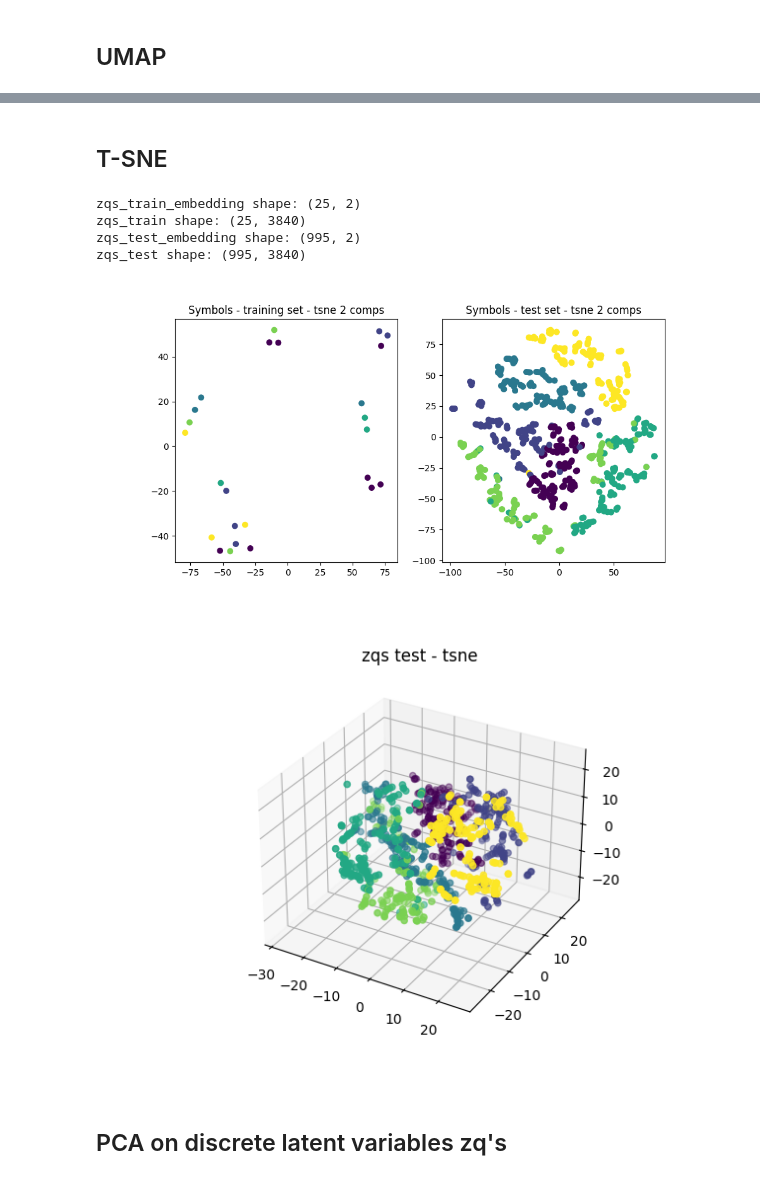
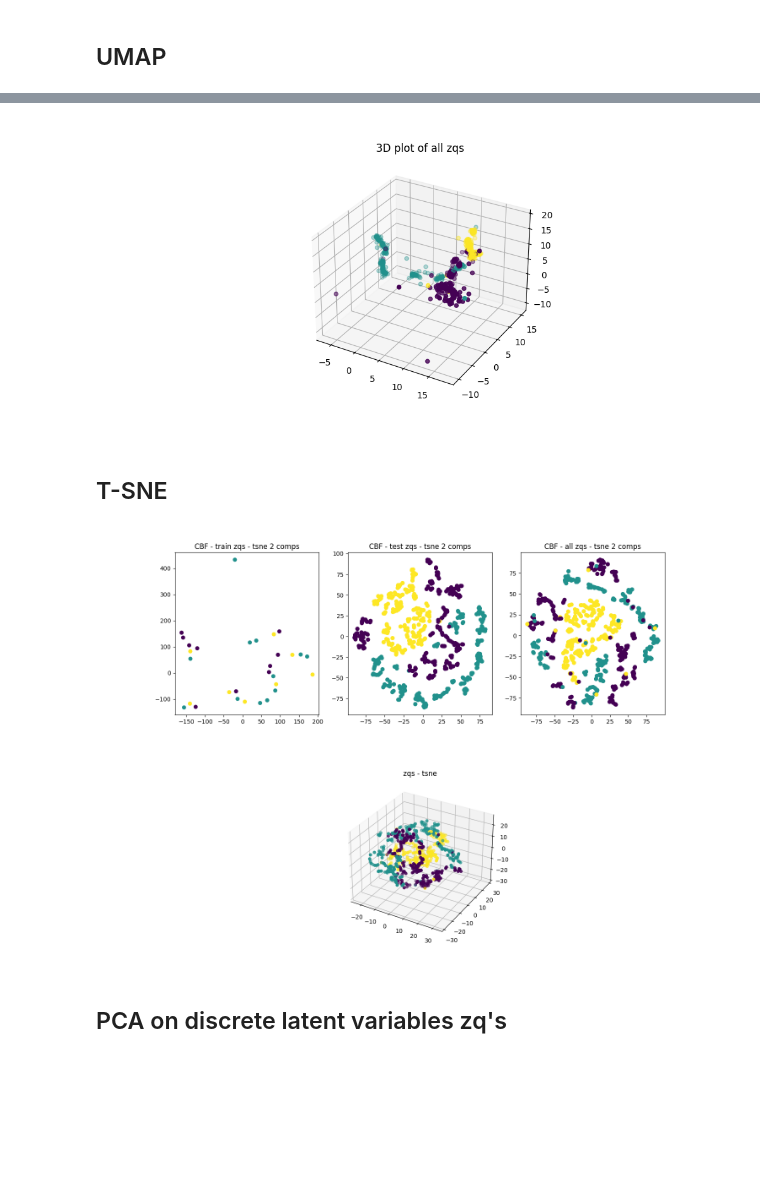
Before and after one commit to erlendlokna/CV-SSL-VQVAE-Framework, a Jupyter notebook: dimreduction.ipynb, the cells around one changed output, grey strips where cells are left out. Drawn from its saved outputs; the diff is of its cells as text; code cells hidden in the pictures; blank space fills up the shorter version.

```diff
--- a/dimreduction.ipynb
+++ b/dimreduction.ipynb
@@ -20,7 +22,7 @@ do: pip3 install ipympl to view the 3d plots interactively
 # %% [markdown]
 Define which dataset to analyse here:
 # %%
-dataset_analysis = 'SwedishLeaf'
+dataset_analysis = 'CBF'
 # %% [markdown]
 Loading vqvae and data
 # %%
@@ -53,5 +55,11 @@ zqs_test, s_test = vqvae.run_through_codebook(test_data_loader)
 y_test = test_data_loader.dataset.Y.flatten().astype(int)
 #Umap density based
 
-zqs_test.shape
+zqs = np.concatenate((zqs_test, zqs_train), axis=0)
+y = np.concatenate((y_test, y_train), axis=0)
+
+print("zqs_train shape:",zqs_train.shape)
+print("zqs_test shape:",zqs_test.shape)
+print("zqs shape:",zqs.shape)
+print("y shape:", y.shape)
 # %% [output]
@@ -88,3 +91,11 @@ from umap.umap_ import nearest_neighbors
+# %%
+fig = plt.figure(figsize=(10, 5))
+ax = fig.add_subplot(111, projection='3d')
+ax.scatter(embs_3[:, 0], embs_3[:, 1], embs_3[:, 2], c=y)
+ax.set_title("3D plot of all zqs")
+plt.show()
+# %% [output]
+[figure, added]
 # %% [markdown]
 ## T-SNE
 # %%
@@ -92,36 +103,24 @@ from sklearn.manifold import TSNE
 
 zqs_test_embedded2 = TSNE(n_components=2, learning_rate='auto', init='random', perplexity=3).fit_transform(zqs_test)
 zqs_train_embedded2 = TSNE(n_components=2, learning_rate='auto', init='random', perplexity=3).fit_transform(zqs_train)
-zqs_test_embedded3 = TSNE(n_components=3, learning_rate='auto', init='random', perplexity=3).fit_transform(zqs_test)
-zqs_train_embedded3 = TSNE(n_components=3, learning_rate='auto', init='random', perplexity=3).fit_transform(zqs_test)
+zqs_embedded2 = TSNE(n_components=2, learning_rate='auto', init='random', perplexity=3).fit_transform(zqs)
+zqs_embedded3 = TSNE(n_components=3, learning_rate='auto', init='random', perplexity=3).fit_transform(zqs)
-# %%
-print("zqs_train_embedding shape:", zqs_train_embedded2.shape)
-print("zqs_train shape:", zqs_train.shape)
-print("zqs_test_embedding shape:", zqs_test_embedded2.shape)
-print("zqs_test shape:", zqs_test.shape)
-# %% [output]
-zqs_train_embedding shape: (25, 2)
-zqs_train shape: (25, 3840)
-zqs_test_embedding shape: (995, 2)
-zqs_test shape: (995, 3840)
 # %%
-f, ax = plt.subplots(1, 2)
-f.set_figheight(5); f.set_figwidth(10)
-ax[0].scatter(zqs_train_embedded2[:, 0], zqs_train_embedded2[:, 1], c=y_train)
-ax[1].scatter(zqs_test_embedded2[:, 0], zqs_test_embedded2[:, 1], c=y_test)
-ax[0].set_title(f"{config['dataset']['dataset_name']} - training set - tsne 2 comps")
-ax[1].set_title(f"{config['dataset']['dataset_name']} - test set - tsne 2 comps")
+f, ax = plt.subplots(1, 3, figsize=(15, 5))
+ax[0].scatter(zqs_train_embedded2[:, 0], zqs_train_embedded2[:, 1], c=y_train); ax[0].set_title(f"{config['dataset']['dataset_name']} - train zqs - tsne 2 comps")
+ax[1].scatter(zqs_test_embedded2[:, 0], zqs_test_embedded2[:, 1], c=y_test); ax[1].set_title(f"{config['dataset']['dataset_name']} - test zqs - tsne 2 comps")
+ax[2].scatter(zqs_embedded2[:,0], zqs_embedded2[:,1], c=y); ax[2].set_title(f"{config['dataset']['dataset_name']} - all zqs - tsne 2 comps")
 plt.show()
 # %% [output]
-[figure, old version]
+[figure, new version]
 # %%
-fig = plt.figure()
+fig = plt.figure(figsize=(15, 5))
 ax = fig.add_subplot(111, projection='3d')
-ax.scatter(zqs_train_embedded3[:, 0], zqs_train_embedded3[:, 1], zqs_train_embedded3[:, 2], c=y_test)
-ax.set_title("zqs test - tsne")
+ax.scatter(zqs_embedded3[:, 0], zqs_embedded3[:, 1], zqs_embedded3[:, 2], c=y)
+ax.set_title("zqs - tsne")
 plt.show()
 # %% [output]
-[figure, old version]
+[figure, new version]
 # %% [markdown]
 ## PCA on discrete latent variables zq's
 # %%
```
Also changed, not shown: parts of 27 cells of this notebook, 2 other files.
